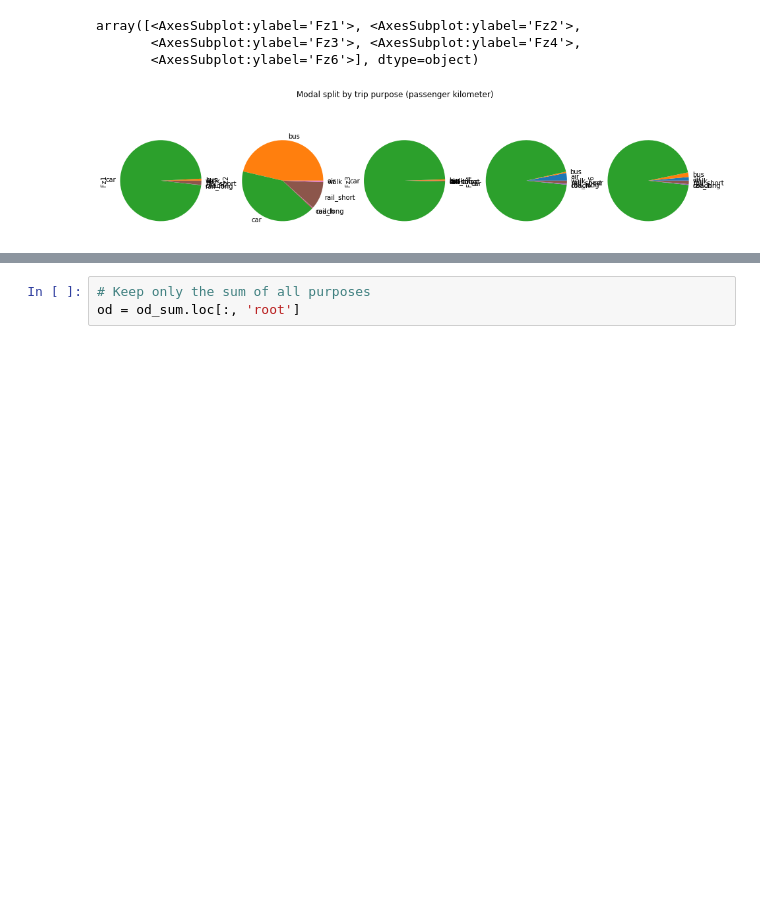
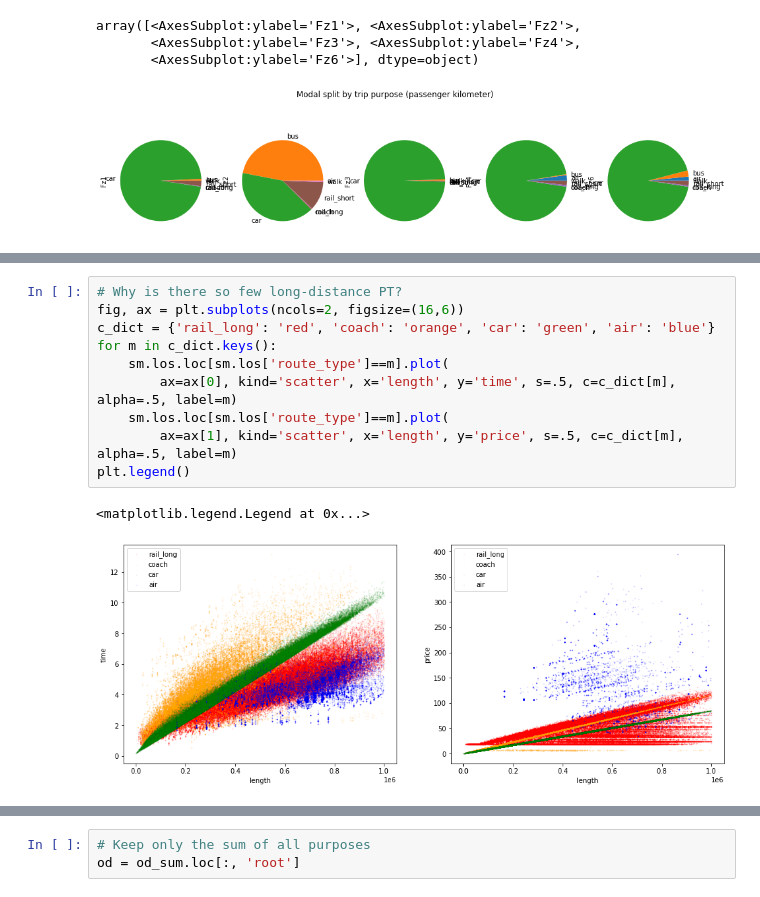
Before and after one commit to marlinarnz/quetzal_germany, a Jupyter notebook: notebooks/model40_assignment.ipynb, the cells around one changed output, grey strips where cells are left out. Saved outputs shown, nothing was run; the diff lists cells and outputs as text; blank space fills up the shorter version.

```diff
--- a/notebooks/model40_assignment.ipynb
+++ b/notebooks/model40_assignment.ipynb
@@ -183,0 +202,13 @@ Volumes by mode and distance class
+# %%
+# Why is there so few long-distance PT?
+fig, ax = plt.subplots(ncols=2, figsize=(16,6))
+c_dict = {'rail_long': 'red', 'coach': 'orange', 'car': 'green', 'air': 'blue'}
+for m in c_dict.keys():
+    sm.los.loc[sm.los['route_type']==m].plot(
+        ax=ax[0], kind='scatter', x='length', y='time', s=.5, c=c_dict[m], alpha=.5, label=m)
+    sm.los.loc[sm.los['route_type']==m].plot(
+        ax=ax[1], kind='scatter', x='length', y='price', s=.5, c=c_dict[m], alpha=.5, label=m)
+plt.legend()
+# %% [output]
+<matplotlib.legend.Legend at 0x...>
+[figure, added]
```
Also changed, not shown: parts of 16 cells of this notebook, 1 other file.
